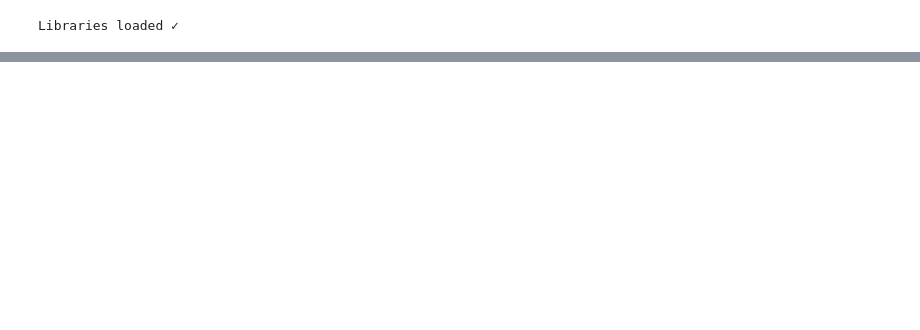
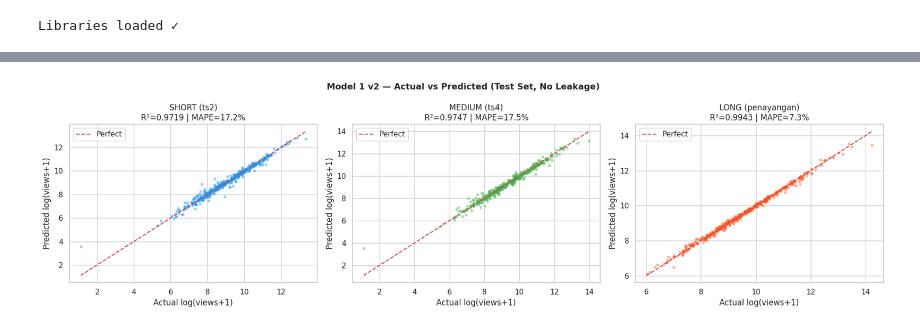
Before and after one commit to xafiertect/wrappyt, a Jupyter notebook: notebooks/modelling/08_model1_regression_views.ipynb, the cells around one changed output, grey strips where cells are left out. Cells and saved outputs as stored; diff of their text form; code cells hidden in the pictures; blank space fills up the shorter version.

```diff
--- a/notebooks/modelling/08_model1_regression_views.ipynb
+++ b/notebooks/modelling/08_model1_regression_views.ipynb
@@ -139,0 +180,20 @@ m_test  = metrics(y_test,  y_pred_test,  'TEST ')
+# %%
+# ── 6. TRAIN vs TEST OVERFITTING CHECK (LOG + ORIGINAL SCALE) ──────────────
+print('=== Train vs Test Gap Check ===')
+for name, model, y_tr, y_te in [
+    ('SHORT',  model_short,  y_short.iloc[:split_idx],  y_short.iloc[split_idx:]),
+    ('MEDIUM', model_medium, y_medium.iloc[:split_idx], y_medium.iloc[split_idx:]),
+    ('LONG',   model_long,   y_long.iloc[:split_idx],   y_long.iloc[split_idx:]),
+]:
+    r2_train_log = r2_score(y_tr, model.predict(X_train_sc))
+    r2_test_log  = r2_score(y_te, model.predict(X_test_sc))
+    # R² di original scale (bukan log) — lebih jujur
+    r2_test_orig = r2_score(np.expm1(y_te), np.expm1(model.predict(X_test_sc)))
+    gap    = r2_train_log - r2_test_log
+    status = '⚠️ OVERFIT' if gap > 0.05 else '✓ OK'
+    print(f'  {name}: R²_train(log)={r2_train_log:.4f} | R²_test(log)={r2_test_log:.4f} '
+          f'| R²_test(orig)={r2_test_orig:.4f} | gap={gap:.4f} {status}')
+
+print()
+print('Catatan: R²(orig) adalah metrik yang lebih jujur karena berada di skala views asli,')
+print('bukan log-scale. R²(log) cenderung inflate karena log-transform menekan outlier.')
@@ -175 +248,29 @@ CV Mean MAPE: 13.40%
+# %%
+# ── 8. VISUALISASI: ACTUAL vs PREDICTED (LOG SCALE) ──────────────────────────
+fig, axes = plt.subplots(1, 3, figsize=(18, 5))
+fig.suptitle('Model 1 v2 — Actual vs Predicted (Test Set, No Leakage)', fontsize=13, fontweight='bold')
+
+configs = [
+    (model_short,  y_short.iloc[split_idx:],  'SHORT (ts2)', '#2196F3'),
+    (model_medium, y_medium.iloc[split_idx:], 'MEDIUM (ts4)', '#4CAF50'),
+    (model_long,   y_long.iloc[split_idx:],   'LONG (penayangan)', '#FF5722'),
+]
+
+for ax, (model, y_te, title, color) in zip(axes, configs):
+    y_pred = model.predict(X_test_sc)
+    r2 = r2_score(y_te, y_pred)
+    mape = np.mean(np.abs((np.expm1(y_te)-np.expm1(y_pred))/(np.expm1(y_te)+1e-9)))*100
+    ax.scatter(y_te, y_pred, alpha=0.4, s=10, color=color)
+    lim = [min(y_te.min(), y_pred.min()), max(y_te.max(), y_pred.max())]
+    ax.plot(lim, lim, 'r--', linewidth=1.5, label='Perfect')
+    ax.set_title(f'{title}\nR²={r2:.4f} | MAPE={mape:.1f}%')
+    ax.set_xlabel('Actual log(views+1)')
+    ax.set_ylabel('Predicted log(views+1)')
+    ax.legend()
+
+plt.tight_layout()
+plt.savefig('../../data/processed/model1_v2_actual_vs_pred.png', dpi=120, bbox_inches='tight')
+plt.show()
+# %% [output]
+[figure, added]
 # %%
```
Also changed, not shown: parts of 19 cells of this notebook, 29 other files.
